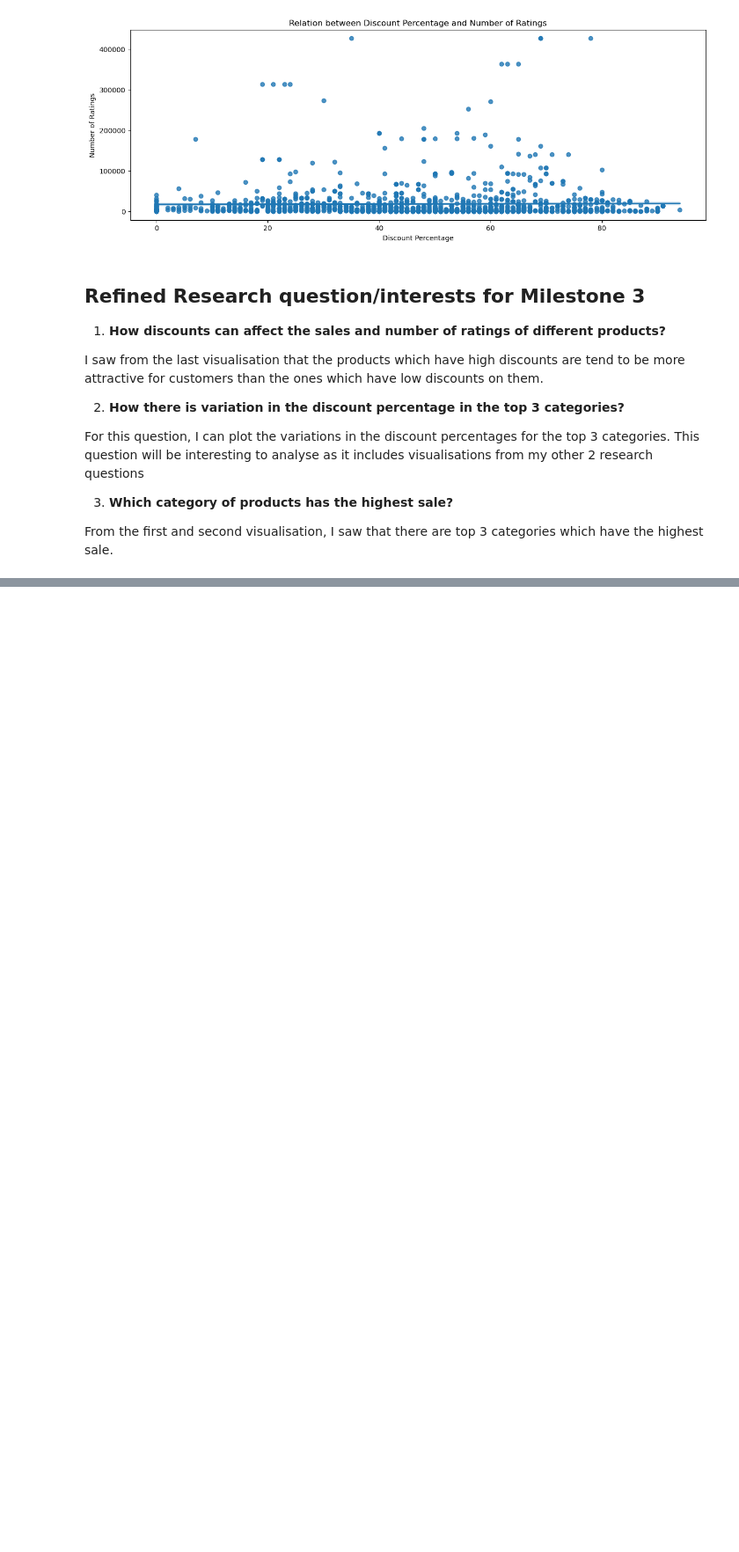
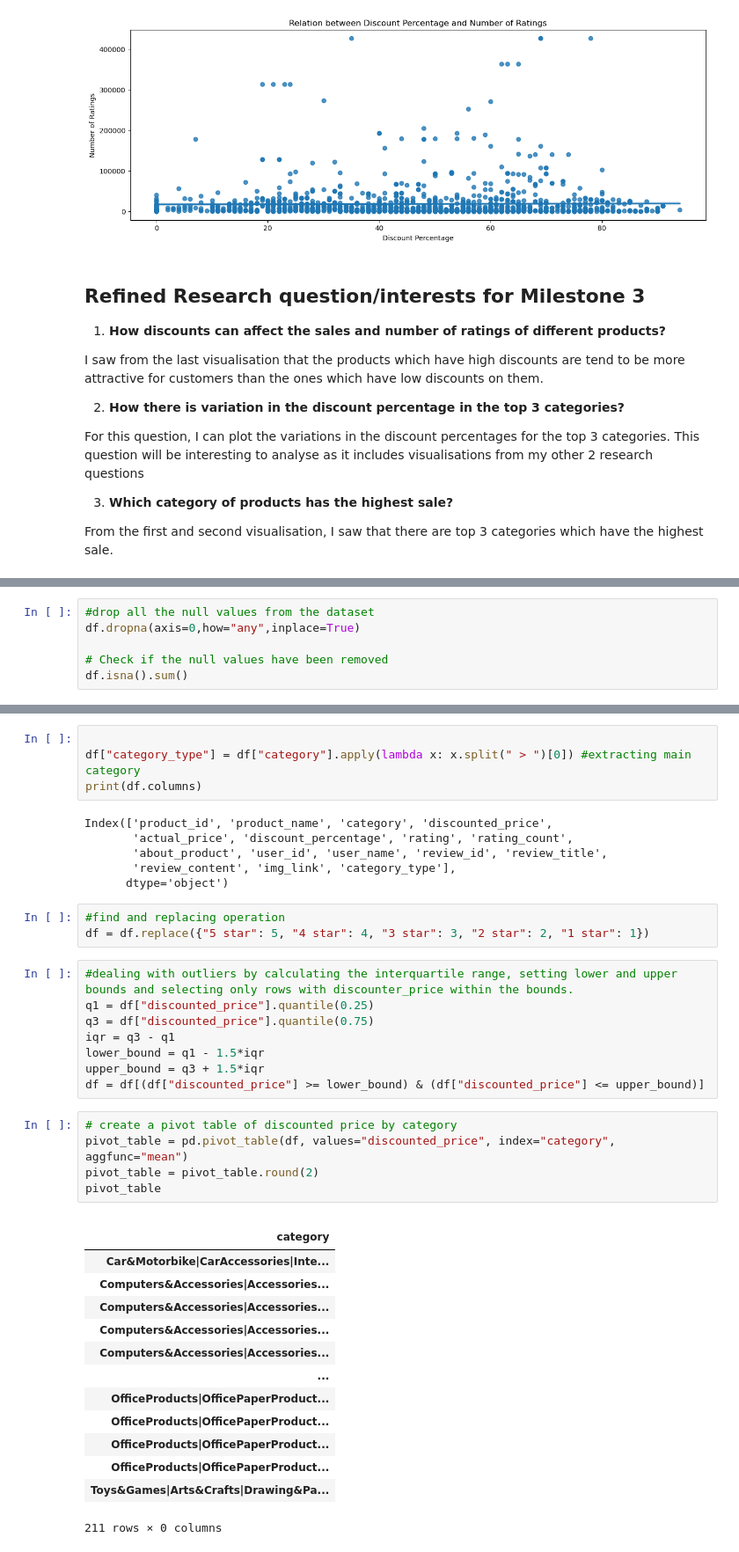
Before and after one commit to ubco-W2022T2-data301/project-group-group61, a Jupyter notebook: analysis/analysis1.ipynb, the cells around one changed output, grey strips where cells are left out. Shown at 88% size. Cells and saved outputs as stored; diff of their text form; blank space fills up the shorter version.

```diff
--- a/analysis/analysis1.ipynb
+++ b/analysis/analysis1.ipynb
@@ -210,0 +261,6 @@ From the first and second visualisation, I saw that there are top 3 categories w
+# %%
+#drop all the null values from the dataset
+df.dropna(axis=0,how="any",inplace=True)
+
+# Check if the null values have been removed
+df.isna().sum()
@@ -210,0 +284,41 @@ From the first and second visualisation, I saw that there are top 3 categories w
+# %%
+
+df["category_type"] = df["category"].apply(lambda x: x.split(" > ")[0]) #extracting main category
+print(df.columns)
+# %% [output]
+Index(['product_id', 'product_name', 'category', 'discounted_price',
+       'actual_price', 'discount_percentage', 'rating', 'rating_count',
+       'about_product', 'user_id', 'user_name', 'review_id', 'review_title',
+       'review_content', 'img_link', 'category_type'],
+      dtype='object')
+# %%
+#find and replacing operation
+df = df.replace({"5 star": 5, "4 star": 4, "3 star": 3, "2 star": 2, "1 star": 1})
+# %%
+#dealing with outliers by calculating the interquartile range, setting lower and upper bounds and selecting only rows with discounter_price within the bounds.
+q1 = df["discounted_price"].quantile(0.25)
+q3 = df["discounted_price"].quantile(0.75)
+iqr = q3 - q1
+lower_bound = q1 - 1.5*iqr
+upper_bound = q3 + 1.5*iqr
+df = df[(df["discounted_price"] >= lower_bound) & (df["discounted_price"] <= upper_bound)]
+# %%
+# create a pivot table of discounted price by category
+pivot_table = pd.pivot_table(df, values="discounted_price", index="category", aggfunc="mean")
+pivot_table = pivot_table.round(2)
+pivot_table
+# %% [output]
+|  |
+| category |
+| Car&Motorbike|CarAccessories|Inte... |
+| Computers&Accessories|Accessories... |
+| Computers&Accessories|Accessories... |
+| Computers&Accessories|Accessories... |
+| Computers&Accessories|Accessories... |
+| ... |
+| OfficeProducts|OfficePaperProduct... |
+| OfficeProducts|OfficePaperProduct... |
+| OfficeProducts|OfficePaperProduct... |
+| OfficeProducts|OfficePaperProduct... |
+| Toys&Games|Arts&Crafts|Drawing&Pa... |
+211 rows × 0 columns
```
Also changed, not shown: parts of 7 cells of this notebook, 1 other file.
